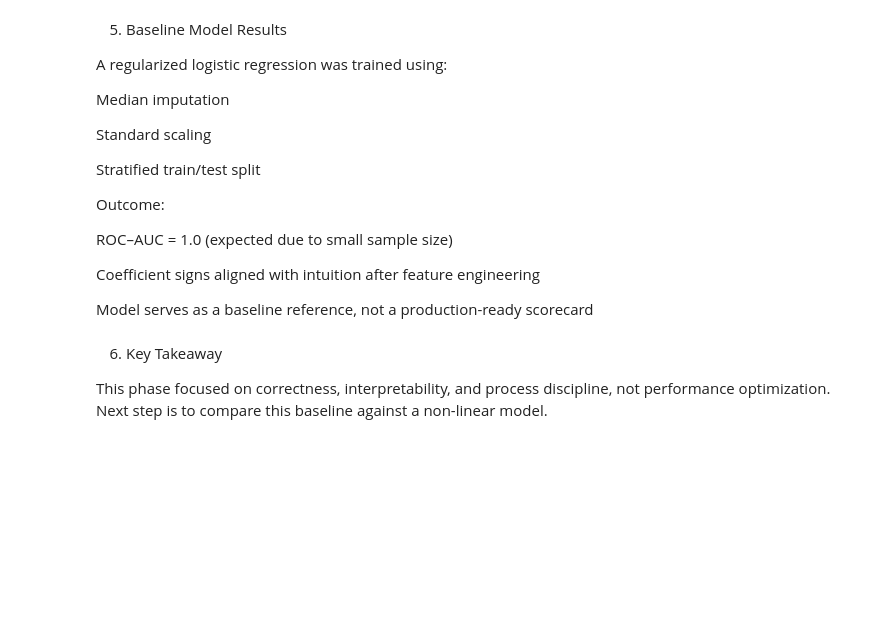
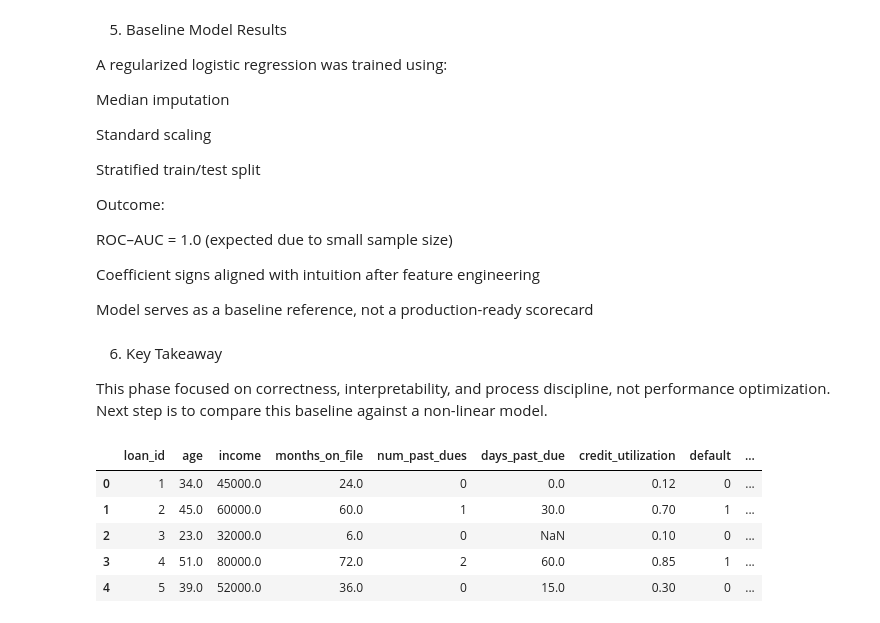
Before and after one commit to sanjivsingh7906-debug/credit-risk-scoring, a Jupyter notebook: notebooks/EDA.ipynb, the cells around one changed output. Cells and saved outputs as stored; diff of their text form; code cells hidden in the pictures; blank space fills up the shorter version.

```diff
--- a/notebooks/EDA.ipynb
+++ b/notebooks/EDA.ipynb
@@ -828,3 +828,12 @@ Model serves as a baseline reference, not a production-ready scorecard
 
 This phase focused on correctness, interpretability, and process discipline, not performance optimization.
 Next step is to compare this baseline against a non-linear model.
+# %%
+df_clean.head()
+# %% [output]
+|  | loan_id | age | income | months_on_file | num_past_dues | days_past_due | credit_utilization | default | ... |
+| 0 | 1 | 34.0 | 45000.0 | 24.0 | 0 | 0.0 | 0.12 | 0 | ... |
+| 1 | 2 | 45.0 | 60000.0 | 60.0 | 1 | 30.0 | 0.70 | 1 | ... |
+| 2 | 3 | 23.0 | 32000.0 | 6.0 | 0 | NaN | 0.10 | 0 | ... |
+| 3 | 4 | 51.0 | 80000.0 | 72.0 | 2 | 60.0 | 0.85 | 1 | ... |
+| 4 | 5 | 39.0 | 52000.0 | 36.0 | 0 | 15.0 | 0.30 | 0 | ... |
```
Also changed, not shown: parts of 6 cells of this notebook, 1 other file.
